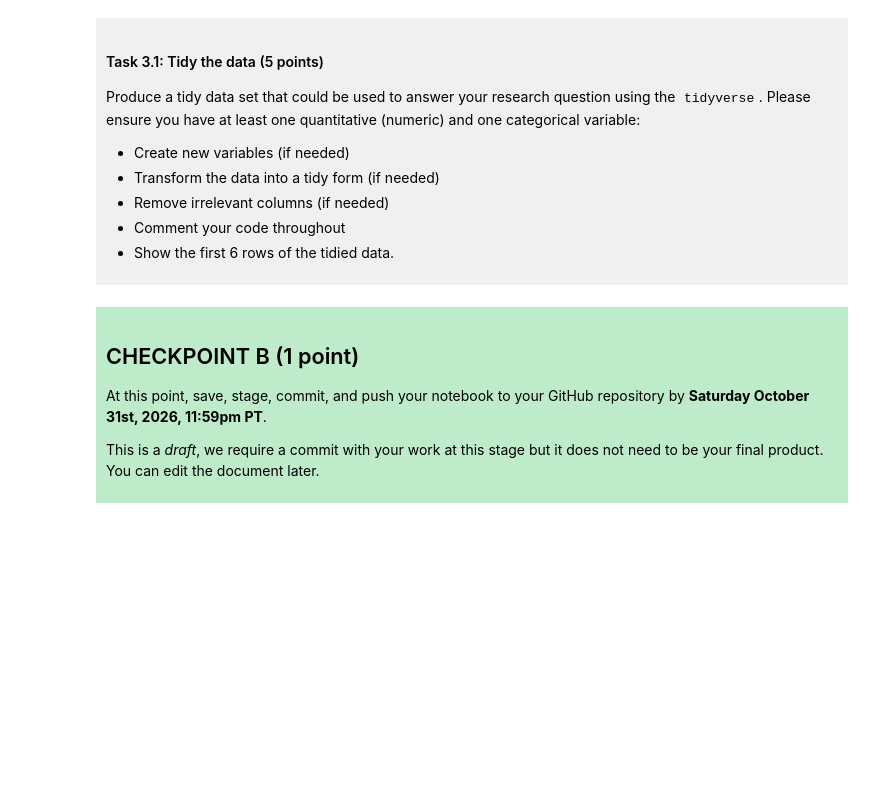
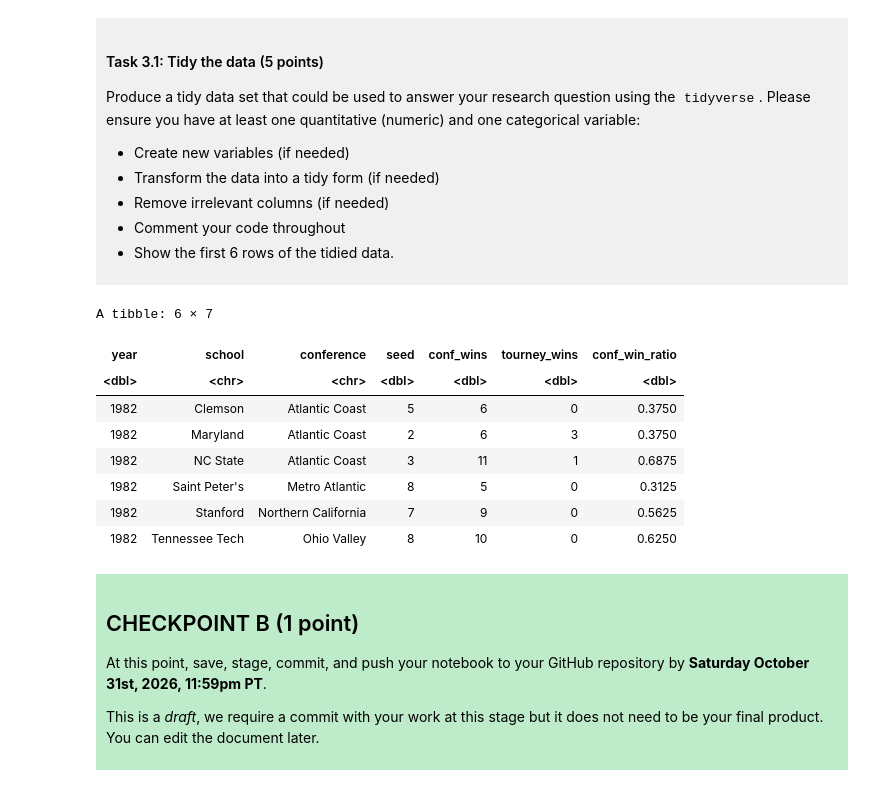
Before and after one commit to rudanz07/dsci-100-project-rudan_zheng, a Jupyter notebook: dsci-100-project-notebook.ipynb, the cells around one changed output. Drawn from its saved outputs; the diff is of its cells as text; code cells hidden in the pictures; blank space fills up the shorter version.

```diff
--- a/dsci-100-project-notebook.ipynb
+++ b/dsci-100-project-notebook.ipynb
@@ -189,7 +209,22 @@ Produce a tidy data set that could be used to answer your research question usin
 
 </div>
 # %%
-### EDIT THIS CODE CELL ###
+tidy_bball <- womens_bball |>
+            select(year, school, conference, seed, conf_wins, tourney_wins) |>
+            filter(!is.na(conf_wins)) |>
+            mutate(conf_win_ratio = conf_wins / 16)
+
+head(tidy_bball, 6)
+# %% [output]
+A tibble: 6 × 7
+| year | school | conference | seed | conf_wins | tourney_wins | conf_win_ratio |
+| <dbl> | <chr> | <chr> | <dbl> | <dbl> | <dbl> | <dbl> |
+| 1982 | Clemson | Atlantic Coast | 5 | 6 | 0 | 0.3750 |
+| 1982 | Maryland | Atlantic Coast | 2 | 6 | 3 | 0.3750 |
+| 1982 | NC State | Atlantic Coast | 3 | 11 | 1 | 0.6875 |
+| 1982 | Saint Peter's | Metro Atlantic | 8 | 5 | 0 | 0.3125 |
+| 1982 | Stanford | Northern California | 7 | 9 | 0 | 0.5625 |
+| 1982 | Tennessee Tech | Ohio Valley | 8 | 10 | 0 | 0.6250 |
 # %% [markdown]
 <div style="background-color: #beebca; padding: 10px;">
 
```
Also changed, not shown: parts of 3 cells of this notebook.
